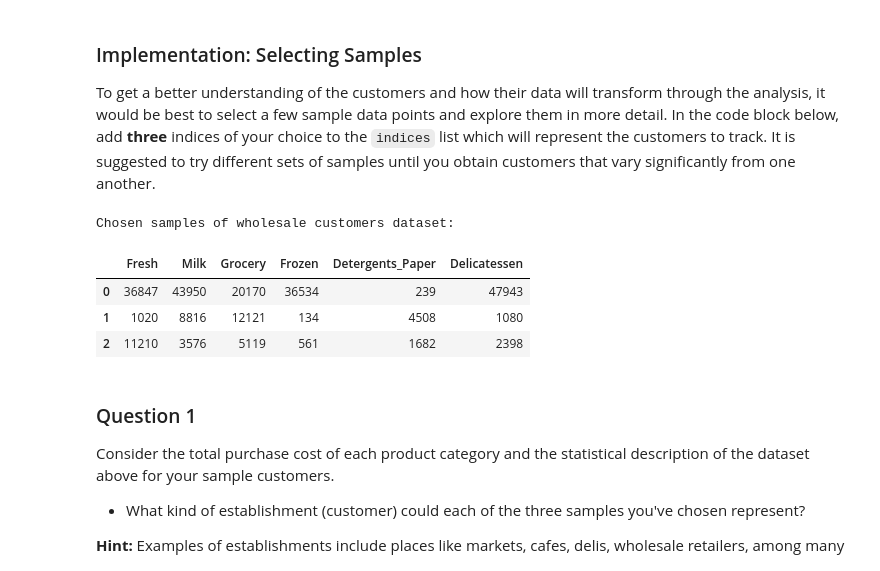
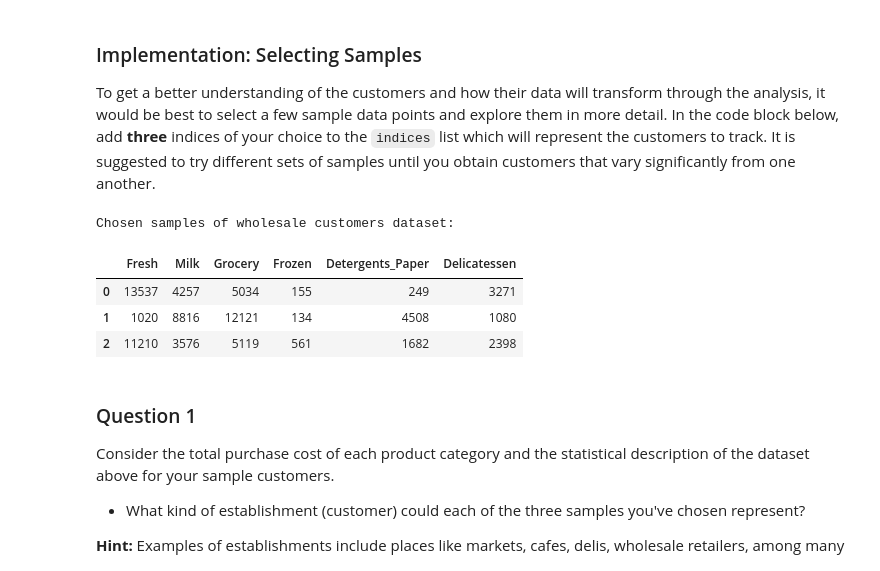
Before and after one commit to shobhit-upadhyaya/udacity_nano_degree, a Jupyter notebook: customer_segments/customer_segments.ipynb, the cells around one changed output. Saved outputs shown, nothing was run; the diff lists cells and outputs as text; code cells hidden in the pictures.

```diff
--- a/customer_segments/customer_segments.ipynb
+++ b/customer_segments/customer_segments.ipynb
@@ -60,16 +60,16 @@ display(data.describe())
 To get a better understanding of the customers and how their data will transform through the analysis, it would be best to select a few sample data points and explore them in more detail. In the code block below, add **three** indices of your choice to the `indices` list which will represent the customers to track. It is suggested to try different sets of samples until you obtain customers that vary significantly from one another.
 # %%
 # TODO: Select three indices of your choice you wish to sample from the dataset
-indices = [183, 16, 243]
+indices = [138, 16, 243]
 
 # Create a DataFrame of the chosen samples
 samples = pd.DataFrame(data.loc[indices], columns = data.keys()).reset_index(drop = True)
 print ("Chosen samples of wholesale customers dataset:")
 display(samples)
 # %% [output]
 Chosen samples of wholesale customers dataset:
 |  | Fresh | Milk | Grocery | Frozen | Detergents_Paper | Delicatessen |
-| 0 | 36847 | 43950 | 20170 | 36534 | 239 | 47943 |
+| 0 | 13537 | 4257 | 5034 | 155 | 249 | 3271 |
 | 1 | 1020 | 8816 | 12121 | 134 | 4508 | 1080 |
 | 2 | 11210 | 3576 | 5119 | 561 | 1682 | 2398 |
 # %% [markdown]
```
Also changed, not shown: parts of 39 cells of this notebook, 1 other file.
